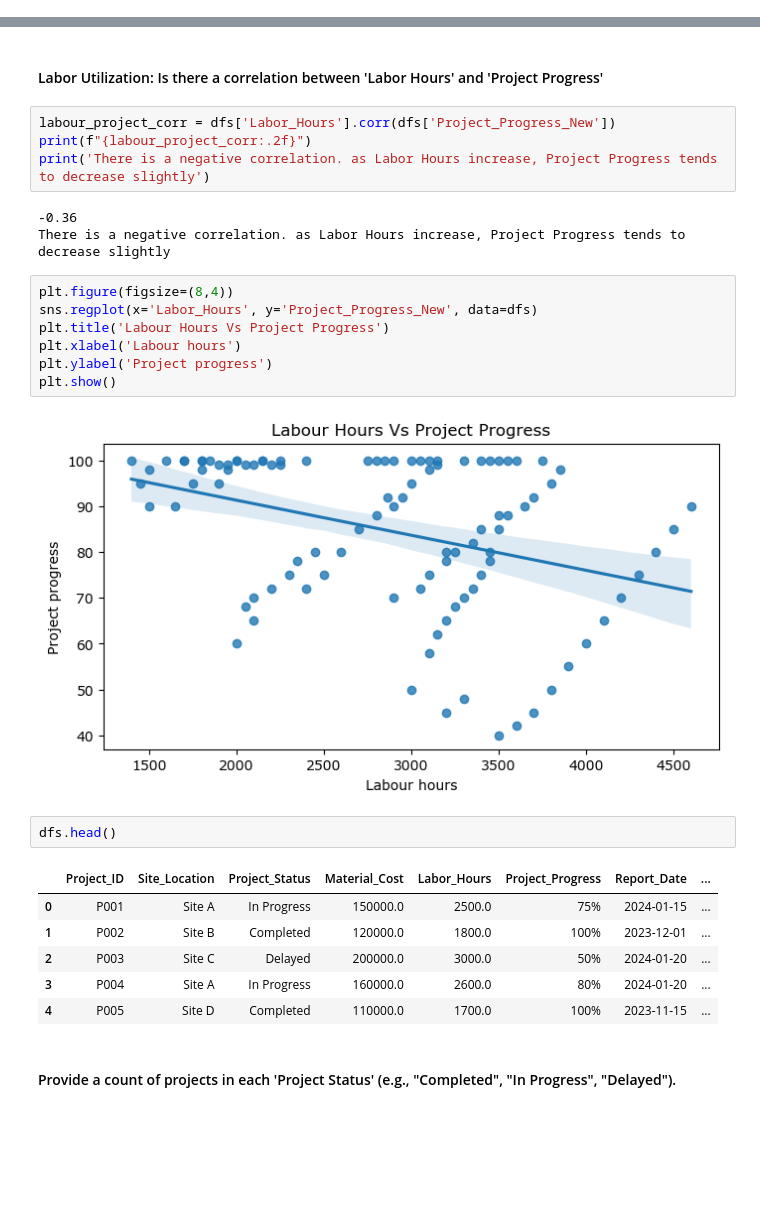
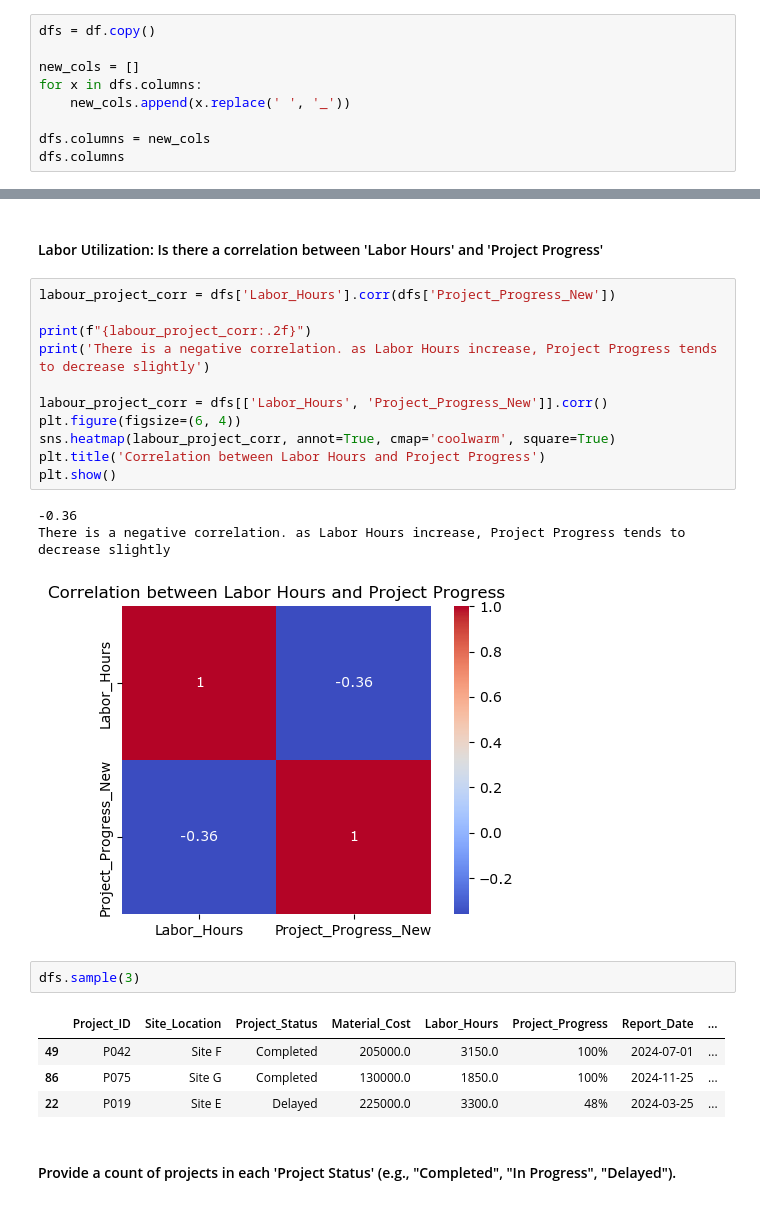
Before and after one commit to Chi-Matty/Construction-Project-Analytics-Reporting-Automation, a Jupyter notebook: construction_june.ipynb, the cells around one changed output, grey strips where cells are left out. Drawn from its saved outputs; the diff is of its cells as text; blank space fills up the shorter version.

```diff
--- a/construction_june.ipynb
+++ b/construction_june.ipynb
@@ -28,0 +16,9 @@ dfs.rename(columns={
+# %%
+dfs = df.copy()
+
+new_cols = []
+for x in dfs.columns:
+    new_cols.append(x.replace(' ', '_'))
+
+dfs.columns = new_cols
+dfs.columns
@@ -124,28 +171,25 @@ plt.show()
 #### Labor Utilization: Is there a correlation between 'Labor Hours' and 'Project Progress'
 # %%
 labour_project_corr = dfs['Labor_Hours'].corr(dfs['Project_Progress_New'])
+
 print(f"{labour_project_corr:.2f}")
 print('There is a negative correlation. as Labor Hours increase, Project Progress tends to decrease slightly')
+
+labour_project_corr = dfs[['Labor_Hours', 'Project_Progress_New']].corr()
+plt.figure(figsize=(6, 4))
+sns.heatmap(labour_project_corr, annot=True, cmap='coolwarm', square=True)
+plt.title('Correlation between Labor Hours and Project Progress')
+plt.show()
 # %% [output]
 -0.36
 There is a negative correlation. as Labor Hours increase, Project Progress tends to decrease slightly
+[figure, added]
-# %%
-plt.figure(figsize=(8,4))
-sns.regplot(x='Labor_Hours', y='Project_Progress_New', data=dfs)
-plt.title('Labour Hours Vs Project Progress')
-plt.xlabel('Labour hours')
-plt.ylabel('Project progress')
-plt.show()
-# %% [output]
-[figure, removed]
-# %%
-dfs.head()
-# %% [output]
-|  | Project_ID | Site_Location | Project_Status | Material_Cost | Labor_Hours | Project_Progress | Report_Date | ... |
-| 0 | P001 | Site A | In Progress | 150000.0 | 2500.0 | 75% | 2024-01-15 | ... |
-| 1 | P002 | Site B | Completed | 120000.0 | 1800.0 | 100% | 2023-12-01 | ... |
-| 2 | P003 | Site C | Delayed | 200000.0 | 3000.0 | 50% | 2024-01-20 | ... |
-| 3 | P004 | Site A | In Progress | 160000.0 | 2600.0 | 80% | 2024-01-20 | ... |
-| 4 | P005 | Site D | Completed | 110000.0 | 1700.0 | 100% | 2023-11-15 | ... |
+# %%
+dfs.sample(3)
+# %% [output]
+|  | Project_ID | Site_Location | Project_Status | Material_Cost | Labor_Hours | Project_Progress | Report_Date | ... |
+| 49 | P042 | Site F | Completed | 205000.0 | 3150.0 | 100% | 2024-07-01 | ... |
+| 86 | P075 | Site G | Completed | 130000.0 | 1850.0 | 100% | 2024-11-25 | ... |
+| 22 | P019 | Site E | Delayed | 225000.0 | 3300.0 | 48% | 2024-03-25 | ... |
 # %% [markdown]
 #### Provide a count of projects in each 'Project Status' (e.g., "Completed", "In Progress", "Delayed").
```
Also changed, not shown: parts of 14 cells of this notebook.
